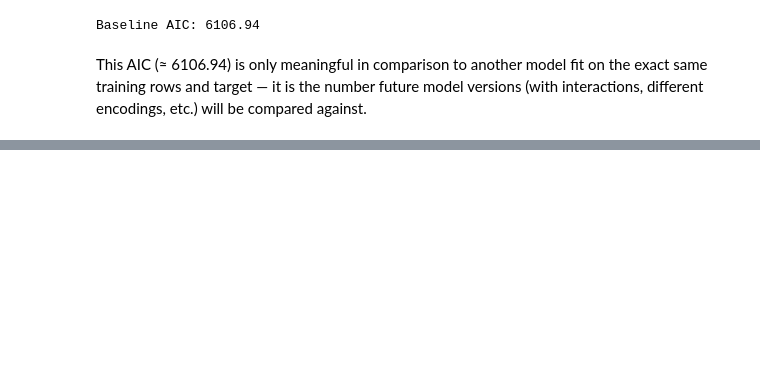
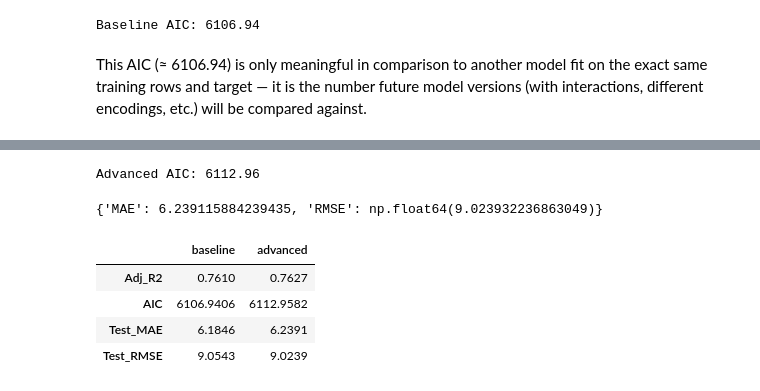
Before and after one commit to felo9015/food_delivery_time_prediction, a Jupyter notebook: notebooks/model_exploration.ipynb, the cells around one changed output, grey strips where cells are left out. Drawn from its saved outputs; the diff is of its cells as text; code cells hidden in the pictures; blank space fills up the shorter version.

```diff
--- a/notebooks/model_exploration.ipynb
+++ b/notebooks/model_exploration.ipynb
@@ -380,0 +487,34 @@ No interaction or polynomial terms have been added yet, and nothing here has bee
+# %%
+advanced_aic = get_aic(advanced_model)
+
+X_test_adv_const = sm.add_constant(X_test_adv, has_constant="add")
+y_pred_adv = advanced_model.predict(X_test_adv_const)
+test_metrics_adv = compute_test_metrics(y_test_reset, y_pred_adv)
+
+print(f"Advanced AIC: {advanced_aic:.2f}")
+test_metrics_adv
+# %% [output]
+Advanced AIC: 6112.96
+{'MAE': 6.239115884239435, 'RMSE': np.float64(9.023932236863049)}
+# %%
+comparison = pd.DataFrame({
+    "baseline": {
+        "Adj_R2": baseline_model.rsquared_adj,
+        "AIC": baseline_aic,
+        "Test_MAE": test_metrics["MAE"],
+        "Test_RMSE": test_metrics["RMSE"],
+    },
+    "advanced": {
+        "Adj_R2": advanced_model.rsquared_adj,
+        "AIC": advanced_aic,
+        "Test_MAE": test_metrics_adv["MAE"],
+        "Test_RMSE": test_metrics_adv["RMSE"],
+    },
+})
+comparison.round(4)
+# %% [output]
+|  | baseline | advanced |
+| Adj_R2 | 0.7610 | 0.7627 |
+| AIC | 6106.9406 | 6112.9582 |
+| Test_MAE | 6.1846 | 6.2391 |
+| Test_RMSE | 9.0543 | 9.0239 |
```
Also changed, not shown: parts of 33 cells of this notebook, 4 other files.
